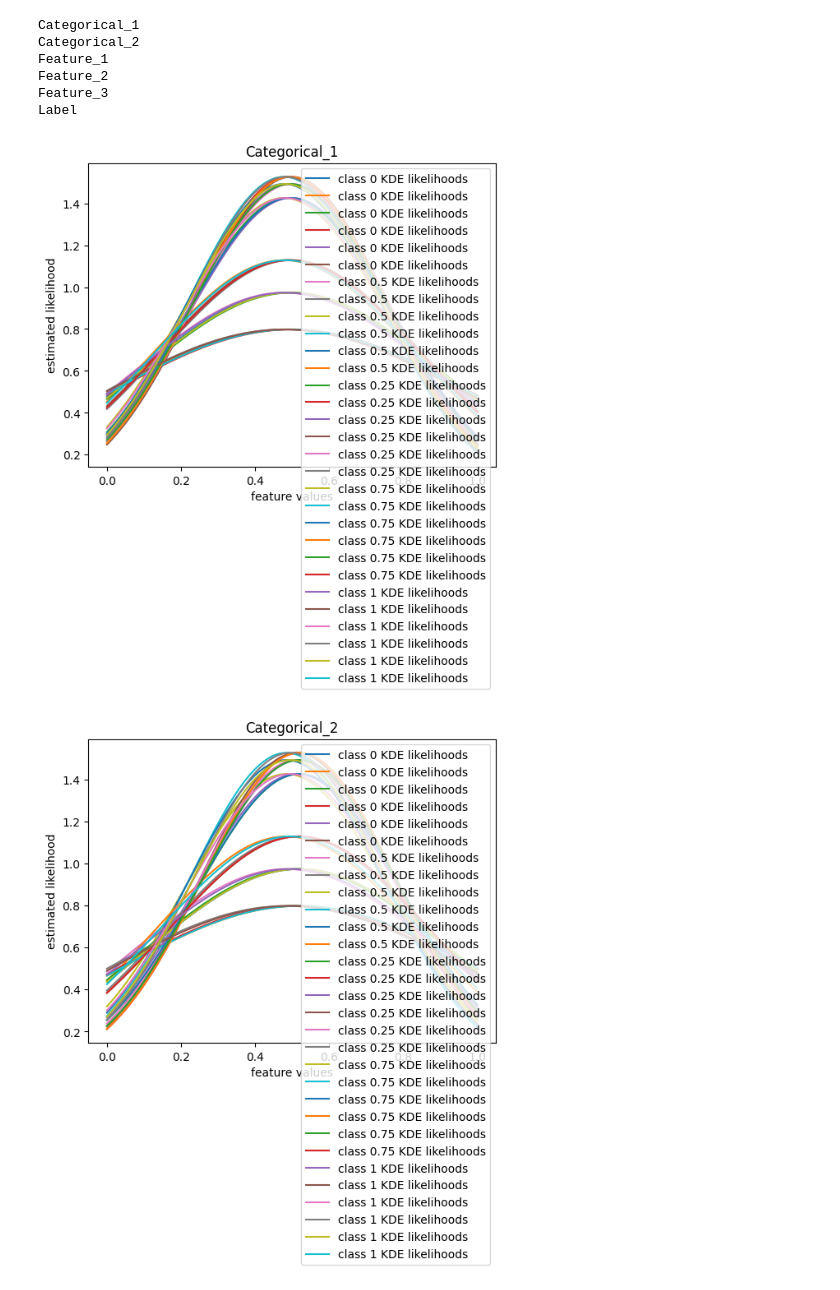
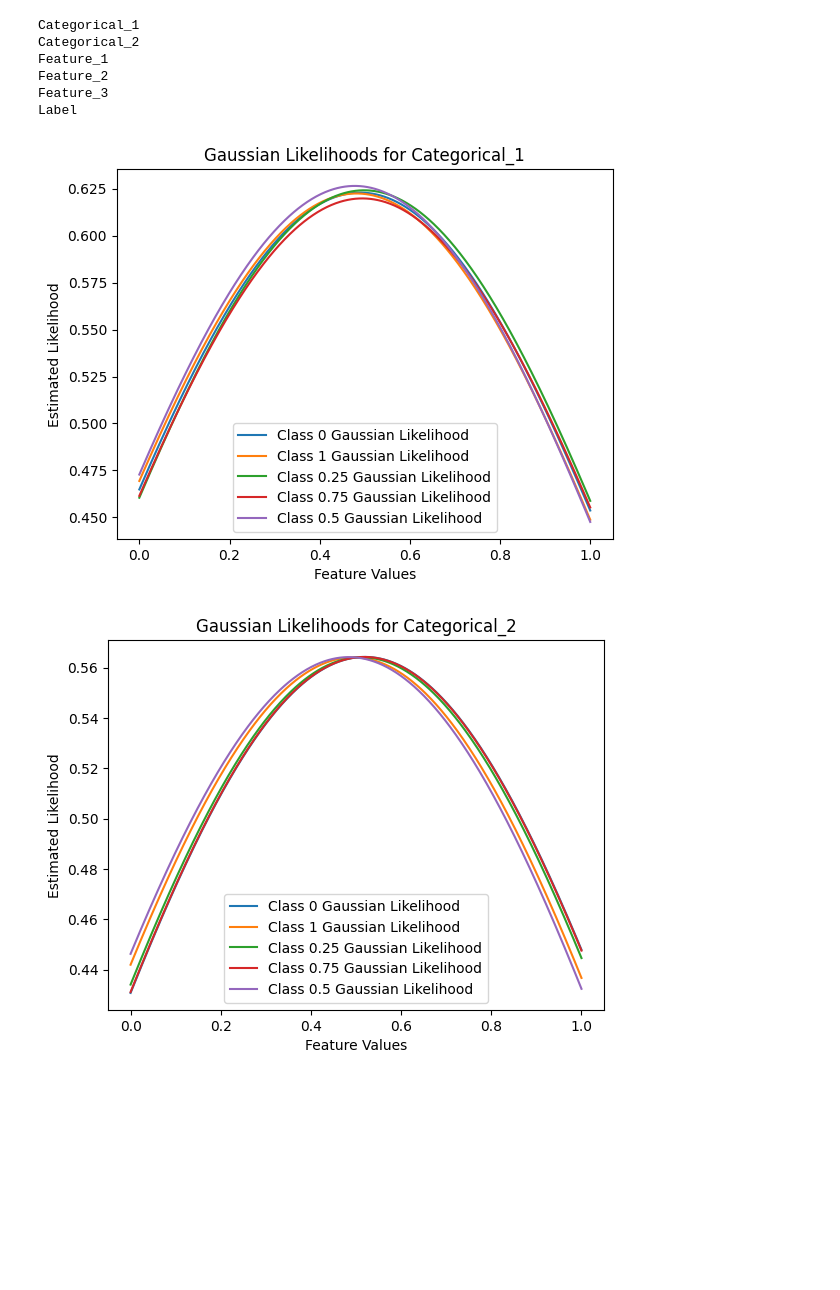
Before and after one commit to rajvee18/machine_learning_1, a Jupyter notebook: assignment1.ipynb, the cells around one changed output. Saved outputs shown, nothing was run; the diff lists cells and outputs as text; code cells hidden in the pictures; blank space fills up the shorter version.

```diff
--- a/assignment1.ipynb
+++ b/assignment1.ipynb
@@ -71,10 +72,11 @@ def K(x):
     term = const*np.exp(-((x**2)/2))
     return const*term
 # %%
-def get_gaussian_likelihood(x,mu,sigma):
-    const = 1/(np.sqrt(2*np.pi)*sigma)
-    term = np.exp((-1/2)*((x-mu)/sigma)**2)
-    return const*term
+def get_gaussian_likelihood(x, mean, var):
+    eps = 1e-6
+    coeff = 1.0 / np.sqrt(2 * np.pi * var + eps)
+    exponent = np.exp(-((x - mean) ** 2) / (2 * var + eps))
+    return coeff * exponent
 # %%
 def KDE_likelihood(x,feature,bandwidth = 0.04):
     s=0
@@ -179,53 +181,32 @@ Feature_2
 Feature_3
 Label
 # %%
-def get_gaussian_likelihood_class_wise(x,feature,class_label):
 
-    data_new=data[feature][data['Label']==class_label]
-    likelihood = get_gaussian_likelihood(x,data_new.mean(),data.std())
+def get_gaussian_likelihood_class_wise(x, feature, class_label):
+    data_new = data[feature][data['Label'] == class_label]
+    likelihood = get_gaussian_likelihood(x, data_new.mean(), data_new.std())
     return likelihood
 
 for feature in continuous_features:
+    grid = np.linspace(data[feature].min(), data[feature].max(), 600)
 
-    grid = np.linspace(data[feature].max(),data[feature].min(),600)
+    gaussian_class_0 = [get_gaussian_likelihood_class_wise(x, feature, 0) for x in grid]
+    gaussian_class_1 = [get_gaussian_likelihood_class_wise(x, feature, 1) for x in grid]
+    gaussian_class_025 = [get_gaussian_likelihood_class_wise(x, feature, 0.25) for x in grid]
+    gaussian_class_075 = [get_gaussian_likelihood_class_wise(x, feature, 0.75) for x in grid]
+    gaussian_class_05 = [get_gaussian_likelihood_class_wise(x, feature, 0.5) for x in grid]
 
-    gaussian_class_0=[]
-    for i in range(len(grid)):
-        gaussian=get_gaussian_likelihood_class_wise(grid[i],feature,0)
-        gaussian_class_0.append(gaussian)
+    plt.plot(grid, gaussian_class_0, label='Class 0 Gaussian Likelihood')
+    plt.plot(grid, gaussian_class_1, label='Class 1 Gaussian Likelihood')
+    plt.plot(grid, gaussian_class_025, label='Class 0.25 Gaussian Likelihood')
+    plt.plot(grid, gaussian_class_075, label='Class 0.75 Gaussian Likelihood')
+    plt.plot(grid, gaussian_class_05, label='Class 0.5 Gaussian Likelihood')
 
-    gaussian_class_1=[]
-    for i in range(len(grid)):
-        gaussian=get_gaussian_likelihood_class_wise(grid[i],feature,1)
-        gaussian_class_1.append(gaussian)
-
-
-    gaussian_class_025=[]
-    for i in range(len(grid)):
-        gaussian=get_gaussian_likelihood_class_wise(grid[i],feature,0.25)
-        gaussian_class_025.append(gaussian)
-
-
-    gaussian_class_075=[]
-    for i in range(len(grid)):
-        gaussian=get_gaussian_likelihood_class_wise(grid[i],feature,0.75)
-        gaussian_class_075.append(gaussian)
-
-    gaussian_class_05=[]
-    for i in range(len(grid)):
-        gaussian=get_gaussian_likelihood_class_wise(grid[i],feature,0.5)
-        gaussian_class_05.append(gaussian)
-
-    plt.plot(grid,gaussian_class_0, label='class 0 KDE likelihoods')
-    plt.plot(grid,gaussian_class_05, label='class 0.5 KDE likelihoods')
-    plt.plot(grid,gaussian_class_025, label='class 0.25 KDE likelihoods')
-    plt.plot(grid,gaussian_class_075, label='class 0.75 KDE likelihoods')
-    plt.plot(grid,gaussian_class_1, label='class 1 KDE likelihoods')
-    plt.xlabel('feature values')
-    plt.ylabel('estimated likelihood')
-    plt.title(feature)
+    plt.xlabel('Feature Values')
+    plt.ylabel('Estimated Likelihood')
+    plt.title(f'Gaussian Likelihoods for {feature}')
     plt.legend()
     plt.show()
 # %% [output]
-[figure, old version]
+[figure, new version]
-[figure, old version]
+[figure, new version]
```
Also changed, not shown: parts of 7 cells of this notebook, 1 other file.
